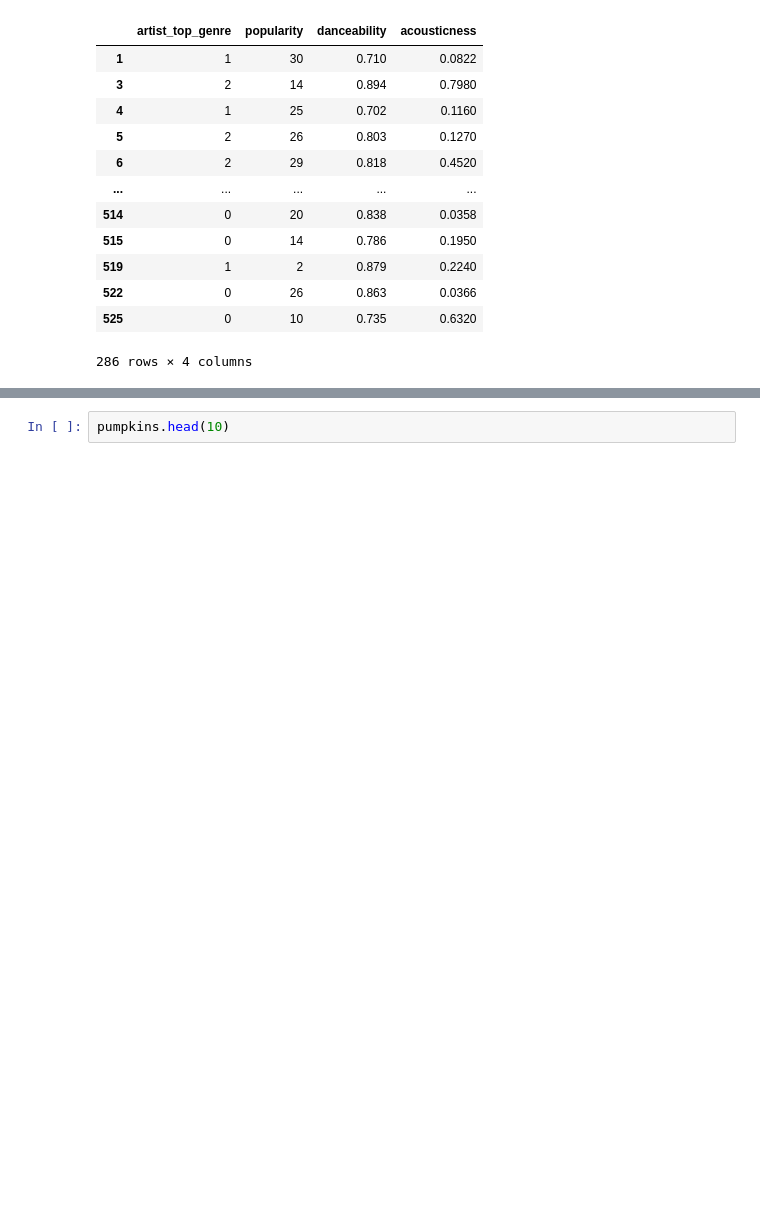
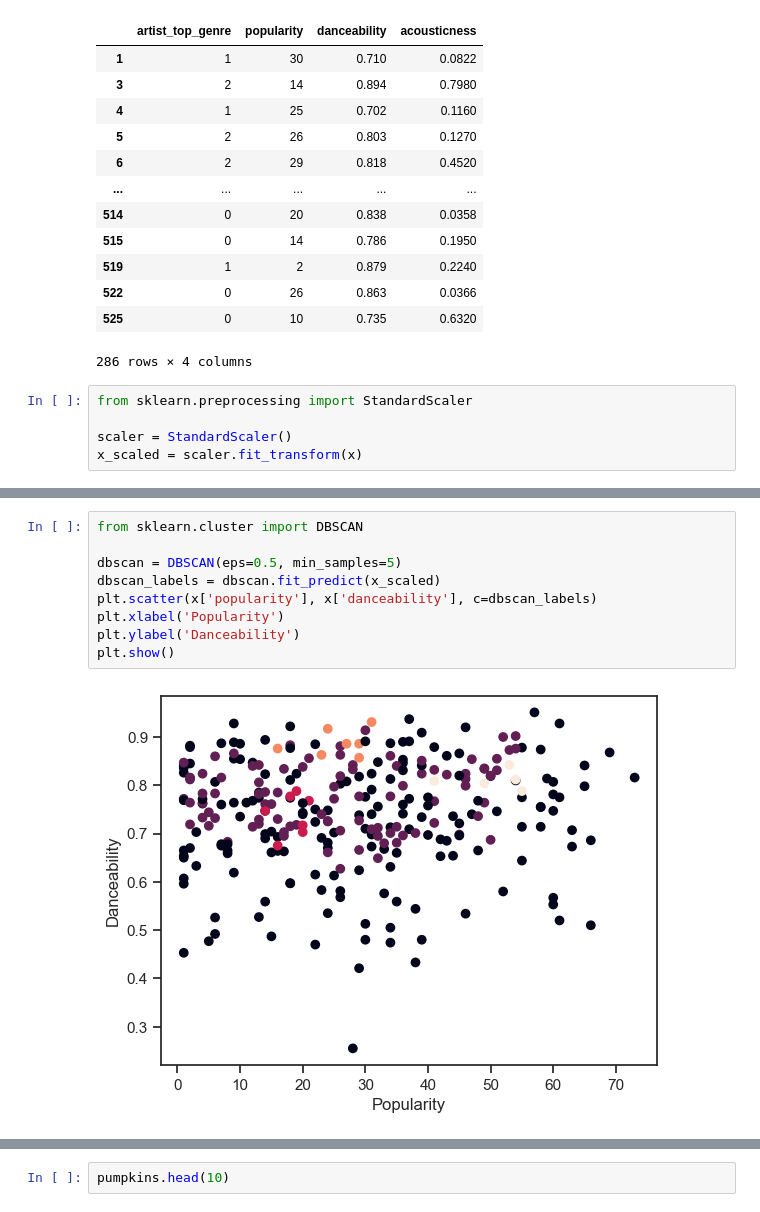
Before and after one commit to walethewave/Flexisaf-Gen-AI-DS-Internship, a Jupyter notebook: Flexisaf.ipynb, the cells around one changed output, grey strips where cells are left out. Saved outputs shown, nothing was run; the diff lists cells and outputs as text; blank space fills up the shorter version.

```diff
--- a/Flexisaf.ipynb
+++ b/Flexisaf.ipynb
@@ -1755,3 +1755,8 @@ x
 | 522 | 0 | 26 | 0.863 | 0.0366 |
 | 525 | 0 | 10 | 0.735 | 0.6320 |
 286 rows × 4 columns
+# %%
+from sklearn.preprocessing import StandardScaler
+
+scaler = StandardScaler()
+x_scaled = scaler.fit_transform(x)
@@ -1757,0 +1781,11 @@ x
+# %%
+from sklearn.cluster import DBSCAN
+
+dbscan = DBSCAN(eps=0.5, min_samples=5)
+dbscan_labels = dbscan.fit_predict(x_scaled)
+plt.scatter(x['popularity'], x['danceability'], c=dbscan_labels)
+plt.xlabel('Popularity')
+plt.ylabel('Danceability')
+plt.show()
+# %% [output]
+[figure, added]
```
Also changed, not shown: parts of 5 cells of this notebook.
